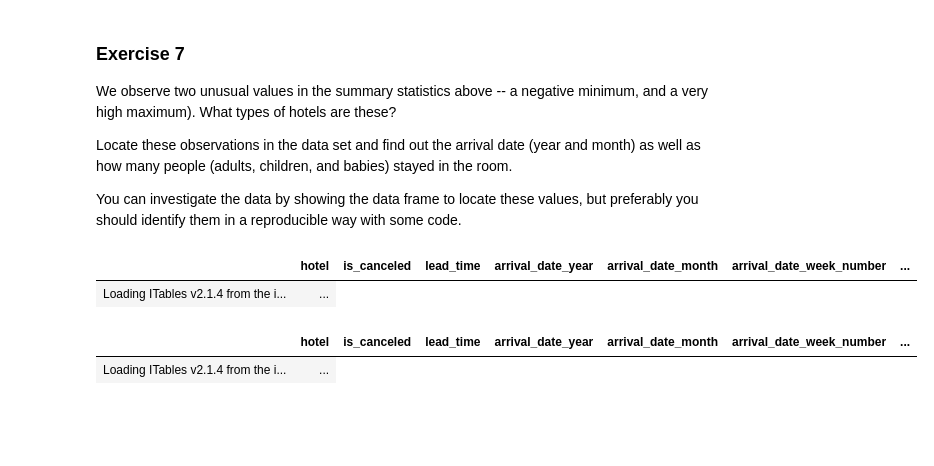
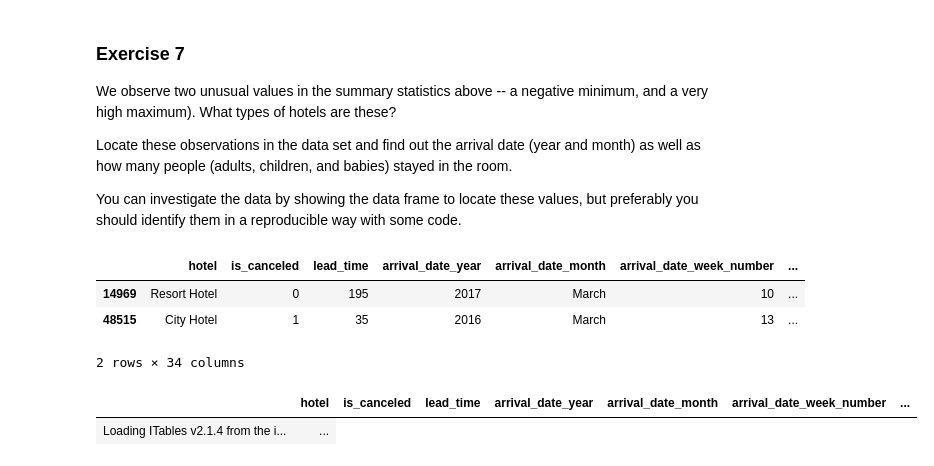
Before and after one commit to joseephwong/Day6, a Jupyter notebook: Day6-HW.ipynb, the cells around one changed output. Cells and saved outputs as stored; diff of their text form; code cells hidden in the pictures; blank space fills up the shorter version.

```diff
--- a/Day6-HW.ipynb
+++ b/Day6-HW.ipynb
@@ -499,11 +482,13 @@ You can investigate the data by showing the data frame to locate these values, b
 # %%
 min = DF_raw_hotels['adr'].min()
 max = DF_raw_hotels['adr'].max()
 mask = (DF_raw_hotels['adr'] == min) | (DF_raw_hotels['adr'] == max)
-show(DF_raw_hotels[mask])
+DF_raw_hotels[mask]
 # %% [output]
 |  | hotel | is_canceled | lead_time | arrival_date_year | arrival_date_month | arrival_date_week_number | ... |
-| Loading ITables v2.1.4 from the i... | ... |
+| 14969 | Resort Hotel | 0 | 195 | 2017 | March | 10 | ... |
+| 48515 | City Hotel | 1 | 35 | 2016 | March | 13 | ... |
+2 rows × 34 columns
 # %%
 show(DF_raw_hotels.sort_values('adr'))
 # %% [output]
```
Also changed, not shown: parts of 6 cells of this notebook.
